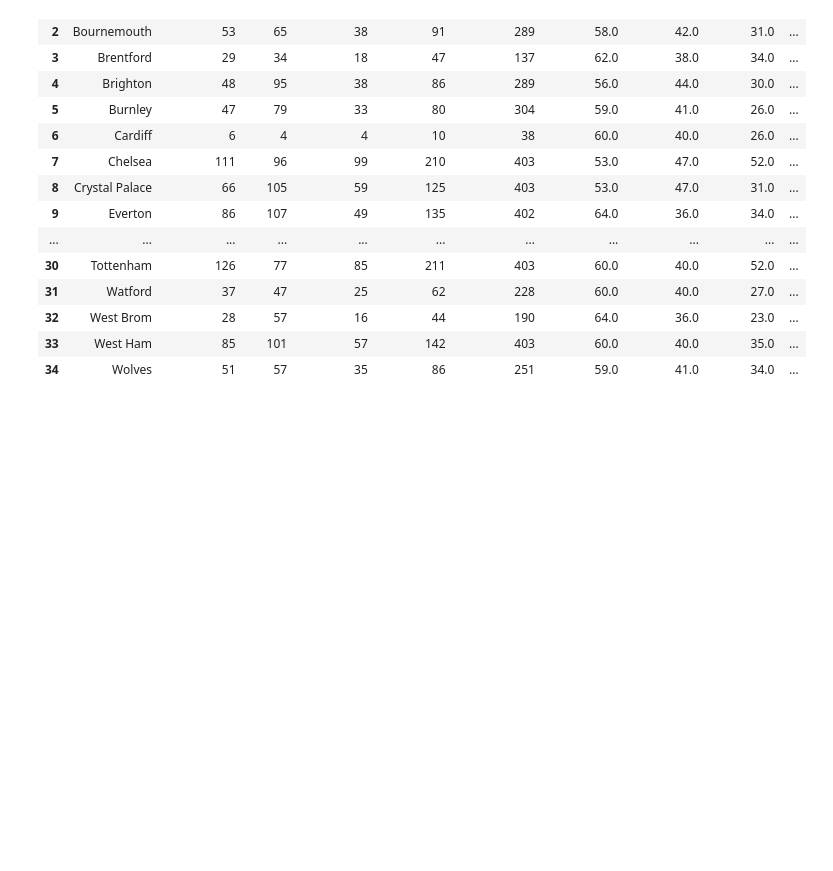
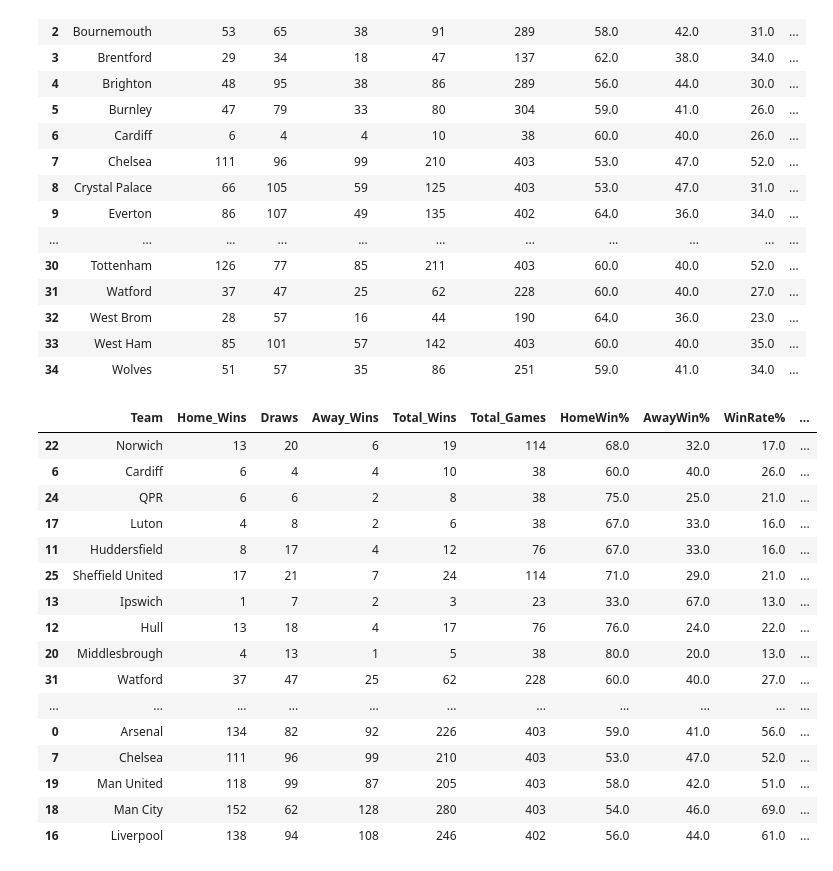
Before and after one commit to SmithNJ13/data_analysis, a Jupyter notebook: analysis.ipynb, the cells around one changed output. Saved outputs shown, nothing was run; the diff lists cells and outputs as text; code cells hidden in the pictures; blank space fills up the shorter version.

```diff
--- a/analysis.ipynb
+++ b/analysis.ipynb
@@ -730,0 +694,20 @@ Question_Two
+# %%
+Question_Two.sort_values(by="LossRate%", ascending=False)
+# %% [output]
+|  | Team | Home_Wins | Draws | Away_Wins | Total_Wins | Total_Games | HomeWin% | AwayWin% | WinRate% | ... |
+| 22 | Norwich | 13 | 20 | 6 | 19 | 114 | 68.0 | 32.0 | 17.0 | ... |
+| 6 | Cardiff | 6 | 4 | 4 | 10 | 38 | 60.0 | 40.0 | 26.0 | ... |
+| 24 | QPR | 6 | 6 | 2 | 8 | 38 | 75.0 | 25.0 | 21.0 | ... |
+| 17 | Luton | 4 | 8 | 2 | 6 | 38 | 67.0 | 33.0 | 16.0 | ... |
+| 11 | Huddersfield | 8 | 17 | 4 | 12 | 76 | 67.0 | 33.0 | 16.0 | ... |
+| 25 | Sheffield United | 17 | 21 | 7 | 24 | 114 | 71.0 | 29.0 | 21.0 | ... |
+| 13 | Ipswich | 1 | 7 | 2 | 3 | 23 | 33.0 | 67.0 | 13.0 | ... |
+| 12 | Hull | 13 | 18 | 4 | 17 | 76 | 76.0 | 24.0 | 22.0 | ... |
+| 20 | Middlesbrough | 4 | 13 | 1 | 5 | 38 | 80.0 | 20.0 | 13.0 | ... |
+| 31 | Watford | 37 | 47 | 25 | 62 | 228 | 60.0 | 40.0 | 27.0 | ... |
+| ... | ... | ... | ... | ... | ... | ... | ... | ... | ... | ... |
+| 0 | Arsenal | 134 | 82 | 92 | 226 | 403 | 59.0 | 41.0 | 56.0 | ... |
+| 7 | Chelsea | 111 | 96 | 99 | 210 | 403 | 53.0 | 47.0 | 52.0 | ... |
+| 19 | Man United | 118 | 99 | 87 | 205 | 403 | 58.0 | 42.0 | 51.0 | ... |
+| 18 | Man City | 152 | 62 | 128 | 280 | 403 | 54.0 | 46.0 | 69.0 | ... |
+| 16 | Liverpool | 138 | 94 | 108 | 246 | 402 | 56.0 | 44.0 | 61.0 | ... |
```
Also changed, not shown: parts of 7 cells of this notebook, 1 other file.
